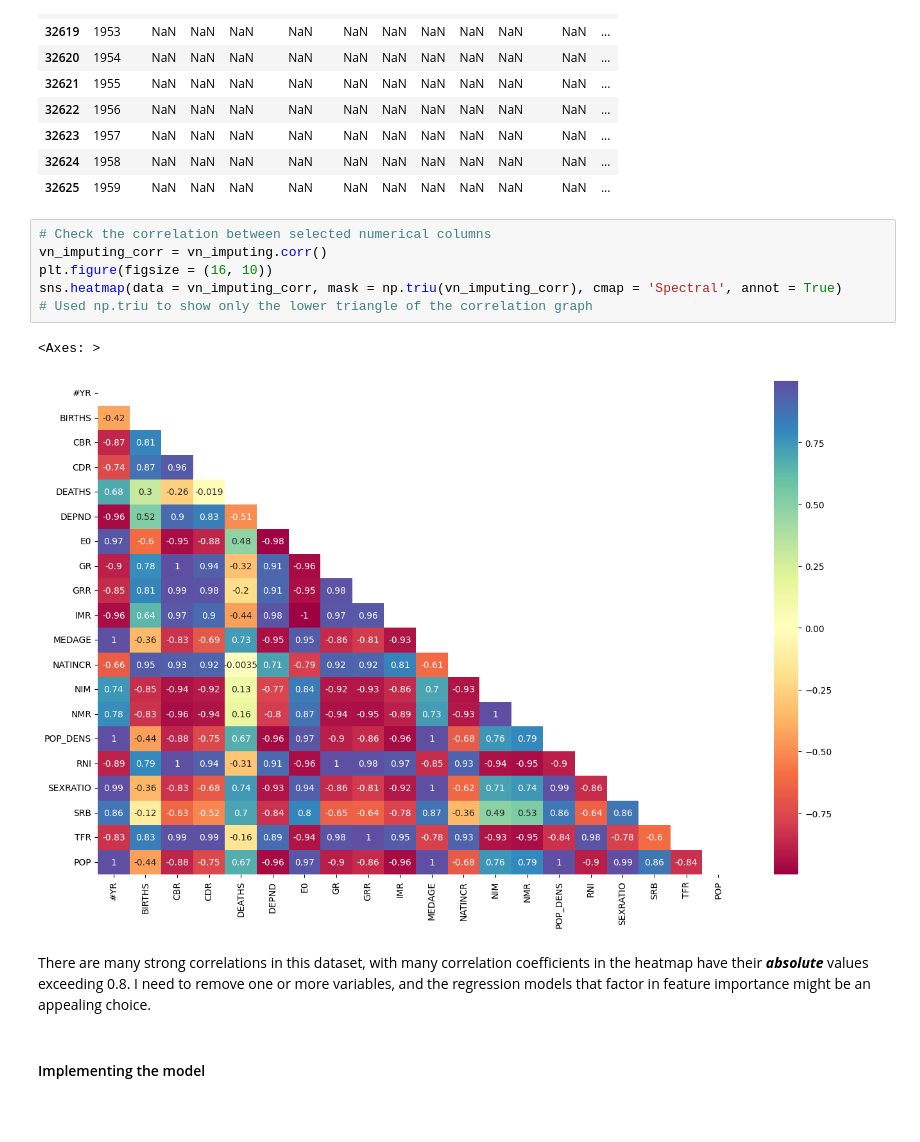
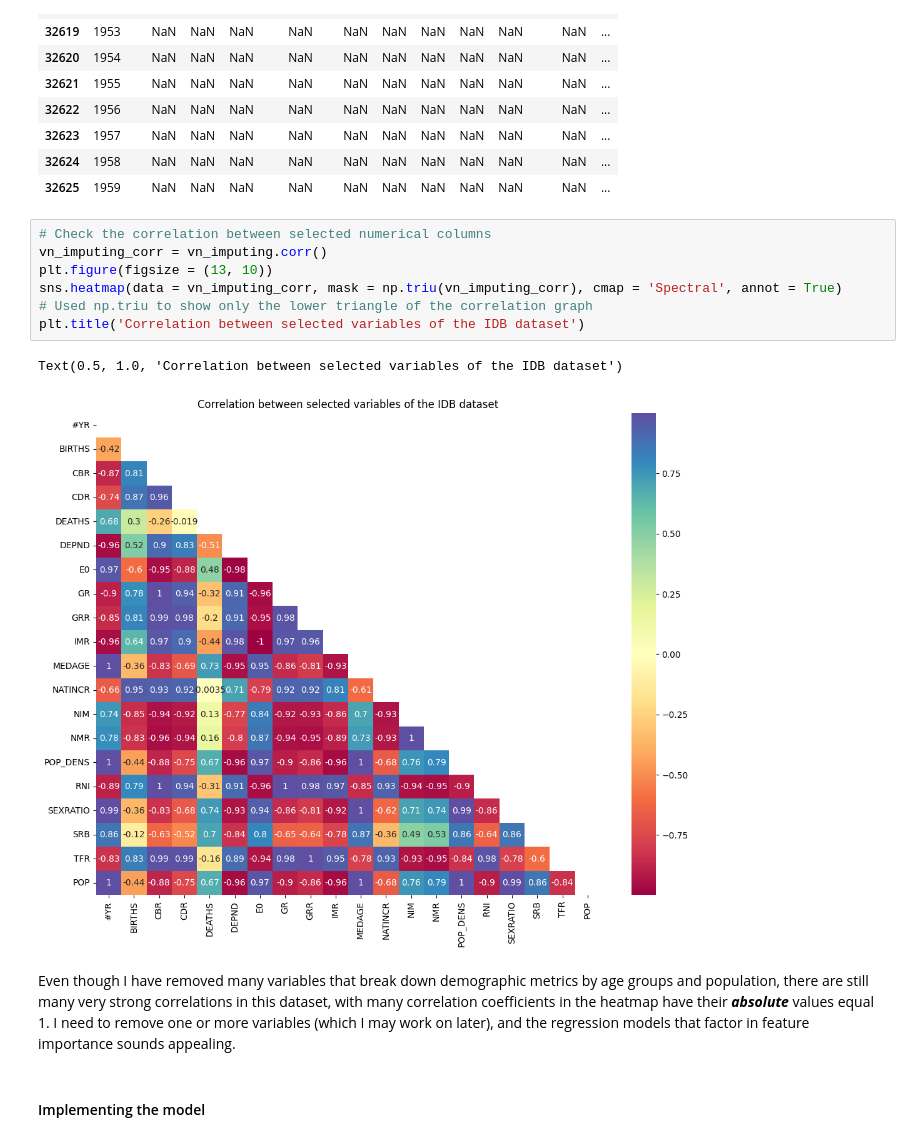
Before and after one commit to thaianle/international-database, a Jupyter notebook: idb5yr-python.ipynb, the cells around one changed output. Saved outputs shown, nothing was run; the diff lists cells and outputs as text; blank space fills up the shorter version.

```diff
--- a/idb5yr-python.ipynb
+++ b/idb5yr-python.ipynb
@@ -776,14 +806,15 @@ vn_imputing.head(10)
 # %%
 # Check the correlation between selected numerical columns
 vn_imputing_corr = vn_imputing.corr()
-plt.figure(figsize = (16, 10))
+plt.figure(figsize = (13, 10))
 sns.heatmap(data = vn_imputing_corr, mask = np.triu(vn_imputing_corr), cmap = 'Spectral', annot = True)
 # Used np.triu to show only the lower triangle of the correlation graph
+plt.title('Correlation between selected variables of the IDB dataset')
 # %% [output]
-<Axes: >
+Text(0.5, 1.0, 'Correlation between selected variables of the IDB dataset')
-[figure, old version]
+[figure, new version]
 # %% [markdown]
-There are many strong correlations in this dataset, with many correlation coefficients in the heatmap have their **_absolute_** values exceeding 0.8. I need to remove one or more variables, and the regression models that factor in feature importance might be an appealing choice.
+Even though I have removed many variables that break down demographic metrics by age groups and population, there are still many very strong correlations in this dataset, with many correlation coefficients in the heatmap have their **_absolute_** values equal 1. I need to remove one or more variables (which I may work on later), and the regression models that factor in feature importance sounds appealing.
 # %% [markdown]
 #### Implementing the model
 # %%
```
Also changed, not shown: parts of 26 cells of this notebook.
